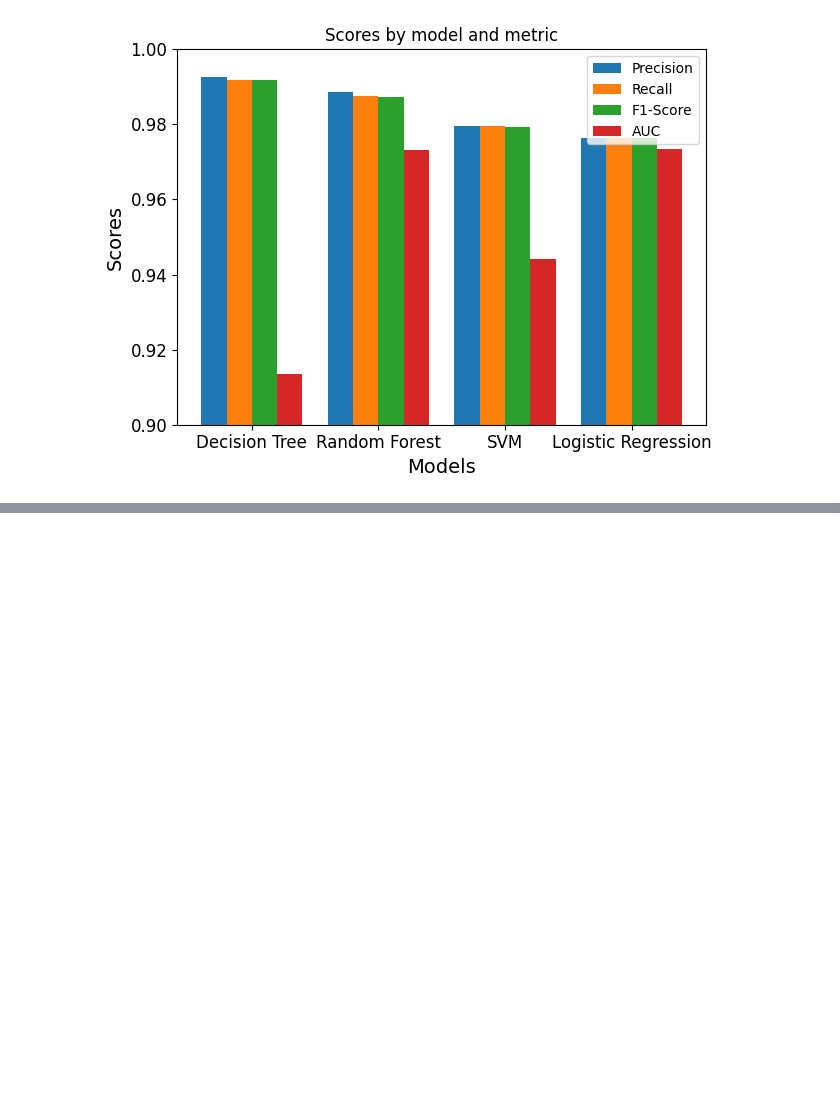
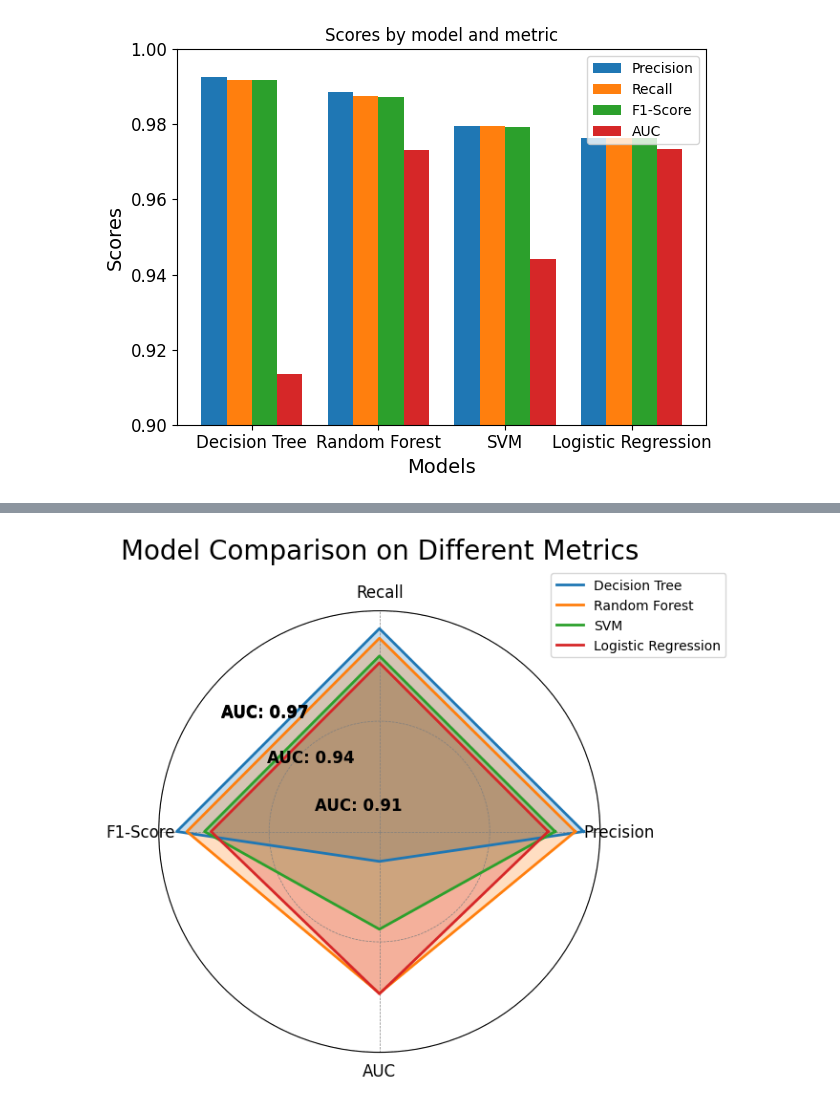
Before and after one commit to JeremiahHerring/Predict-Firewall-Actions, a Jupyter notebook: 4 or more ML Classifiers.ipynb, the cells around one changed output, grey strips where cells are left out. Cells and saved outputs as stored; diff of their text form; code cells hidden in the pictures; blank space fills up the shorter version.

Commit message:
add model comparison chart

```diff
--- a/4 or more ML Classifiers.ipynb
+++ b/4 or more ML Classifiers.ipynb
@@ -676,0 +702,55 @@ ValueError: setting an array element with a sequence.
+# %%
+import matplotlib.pyplot as plt
+import numpy as np
+
+models = ['Decision Tree', 'Random Forest', 'SVM', 'Logistic Regression']
+
+# Combine all metrics into a single list
+metrics = [precision, recall, f1_score, auc]
+
+# Create a radar chart
+labels = ['Precision', 'Recall', 'F1-Score', 'AUC']
+num_vars = len(labels)
+
+# Compute angle for each axis
+angles = np.linspace(0, 2 * np.pi, num_vars, endpoint=False).tolist()
+
+# The radar chart is circular, so we need to "complete the loop"
+angles += angles[:1]
+
+min_value = 0.9  # Minimum value for the radar chart
+max_value = .98  # Maximum value for the radar chart
+step = 0.05      # Step size for the grid lines
+
+# Plot each model's metrics
+fig, ax = plt.subplots(figsize=(6, 6), subplot_kw=dict(polar=True))
+for i, model in enumerate(models):
+    values = [precision[i], recall[i], f1_score[i], auc[i]]
+    values += values[:1]  # Complete the loop
+    ax.plot(angles, values, linewidth=2, label=model)
+    ax.fill(angles, values, alpha=0.25)
+
+    # Annotate with AUC value
+    auc_position = (angles[3] + angles[4]) / 2  # Position between the last metric and the first one
+    ax.text(auc_position, auc[i], f'AUC: {auc[i]:.2f}', horizontalalignment='center', size=12, color='black', weight='semibold')
+
+# Draw labels for each metric
+ax.set_yticklabels([])
+ax.set_xticks(angles[:-1])
+ax.set_xticklabels(labels)
+
+# Set the range and add grid lines
+ax.set_ylim(min_value, max_value)
+ax.set_yticks(np.arange(min_value, max_value + step, step))
+ax.yaxis.grid(True, color='gray', linestyle='--', linewidth=0.5)
+ax.xaxis.grid(True, color='gray', linestyle='--', linewidth=0.5)
+
+# Add a legend
+ax.legend(loc='upper right', bbox_to_anchor=(1.3, 1.1))
+
+# Add title
+ax.set_title('Model Comparison on Different Metrics', size=20, color='black', y=1.1)
+
+plt.show()
+# %% [output]
+[figure, added]
```
Also changed, not shown: parts of 2 cells of this notebook.
